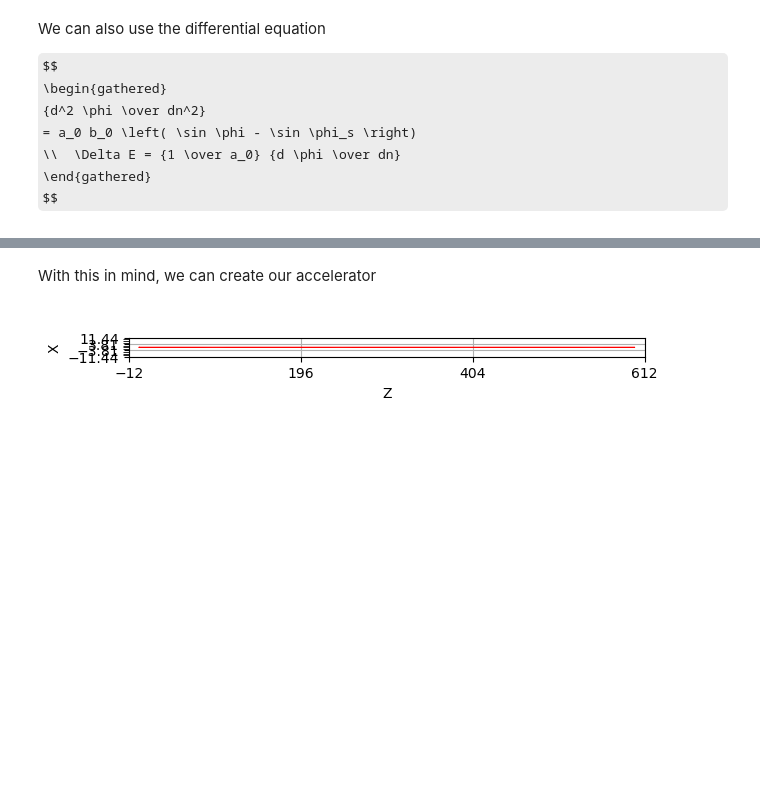
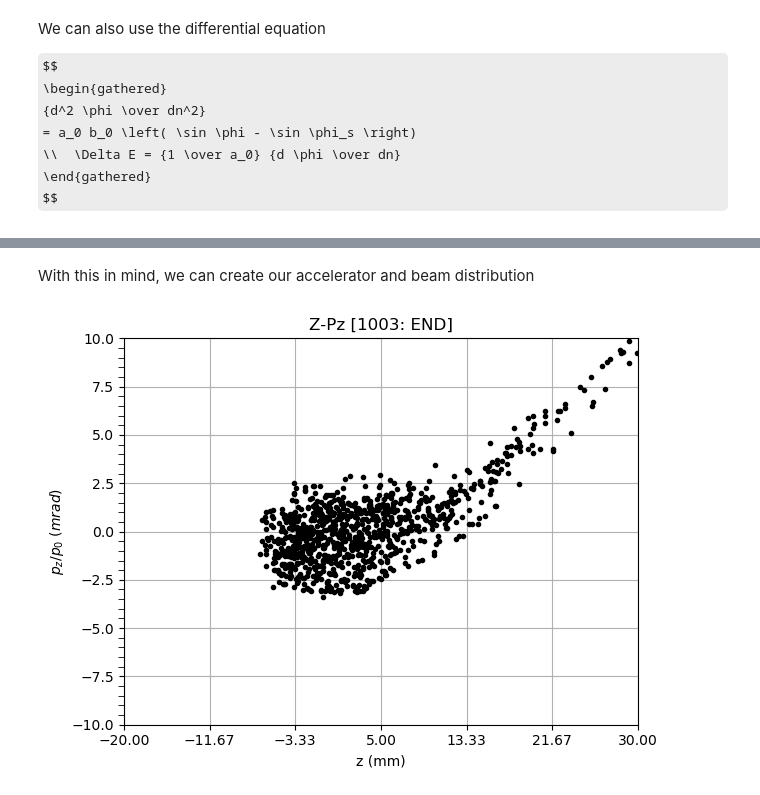
Before and after one commit to andrew-koren/learn-bmad, a Jupyter notebook: project_3/project_3.ipynb, the cells around one changed output, grey strips where cells are left out. Cells and saved outputs as stored; diff of their text form; code cells hidden in the pictures; some formulas as TeX source; blank space fills up the shorter version.

```diff
--- a/project_3/project_3.ipynb
+++ b/project_3/project_3.ipynb
@@ -273,5 +294,5 @@ but this is more for ERLs or other weird systems, and doesn't make it easier to
 # %% [markdown]
-With this in mind, we can create our accelerator
+With this in mind, we can create our accelerator and beam distribution
 # %%
 def make_lat():
 
@@ -325,6 +398,7 @@ make_init()
 
 init_file = Path.cwd() / "tao.init" # make sure Path.cwd() is this directory
 tao = Tao(init_file=init_file, plot="mpl")
-tao.plot('floor')
-# %% [output]
-[figure, removed]
+# %%
+tao.plot('beam_plot')
+# %% [output]
+[figure, added]
```
Also changed, not shown: parts of 3 cells of this notebook, 7 other files.
